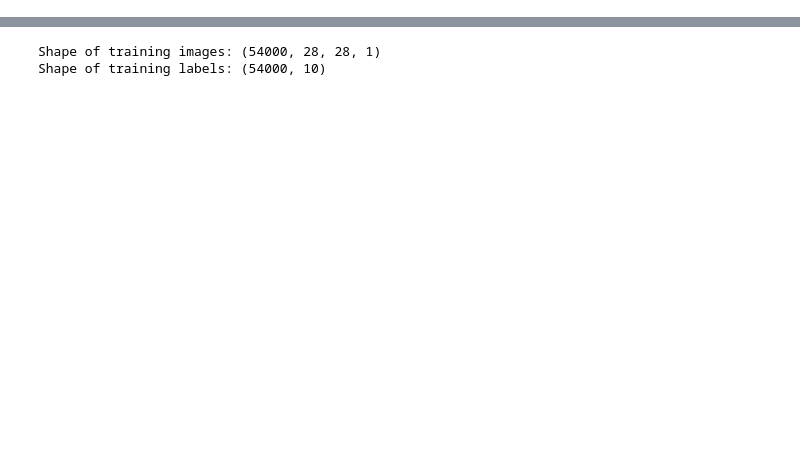
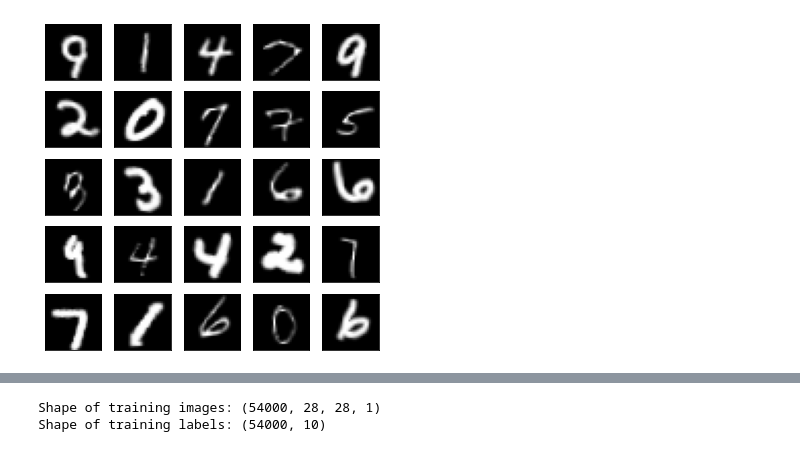
Before and after one commit to Lisa-dk/self-supervised-mnist, a Jupyter notebook: mnist_gan.ipynb, the cells around one changed output, grey strips where cells are left out. Saved outputs shown, nothing was run; the diff lists cells and outputs as text; code cells hidden in the pictures; blank space fills up the shorter version.

```diff
--- a/mnist_gan.ipynb
+++ b/mnist_gan.ipynb
@@ -95,4 +108,8 @@ cgan.compile(
 # %%
+import cv2
+import random
+random.seed(RANDOM_STATE)
+
 aug_seq = iaa.Sequential([
             iaa.Rotate((-10, 10), random_state=RANDOM_STATE),
             iaa.ShearX((-10, 10), random_state=RANDOM_STATE),
@@ -100,6 +117,11 @@ aug_seq = iaa.Sequential([
         ])
 
 def augment(image):
+    kernel = np.ones((2, 2), np.uint8)
+    if random.random() < 0.5:
+        image = cv2.erode(image, kernel, iterations=1)
+    else:
+        image = cv2.dilate(image, kernel, iterations=1)
     image = aug_seq.augment_image(image)
     return image
 # %%
@@ -135,0 +203,5 @@ print(np.max(x_train_aug))
+# %%
+x_train_aug = np.asarray([augment(x) for x in x_train.astype("float32")])
+plot_mnist_samples(x_train_aug, 'mnist_samples_aug.png')
+# %% [output]
+[figure, added]
```
Also changed, not shown: parts of 22 cells of this notebook, 7 other files.
